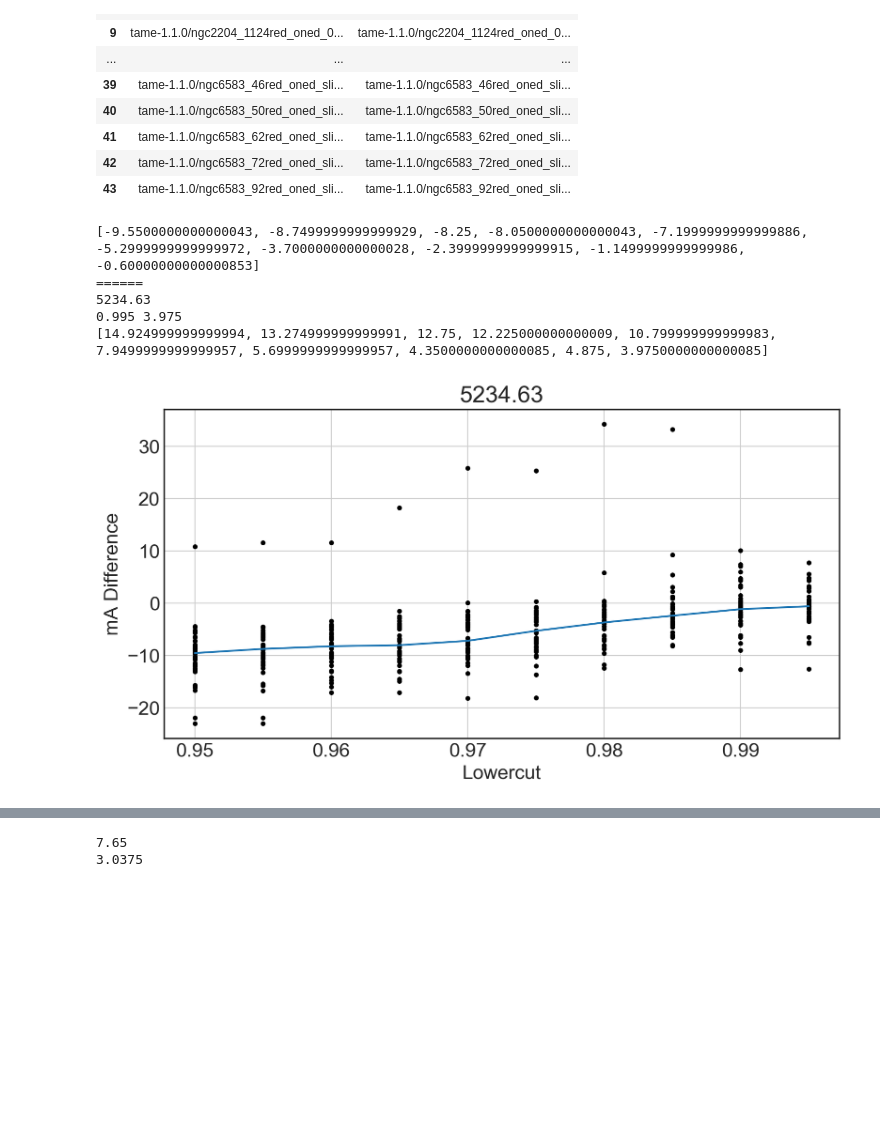
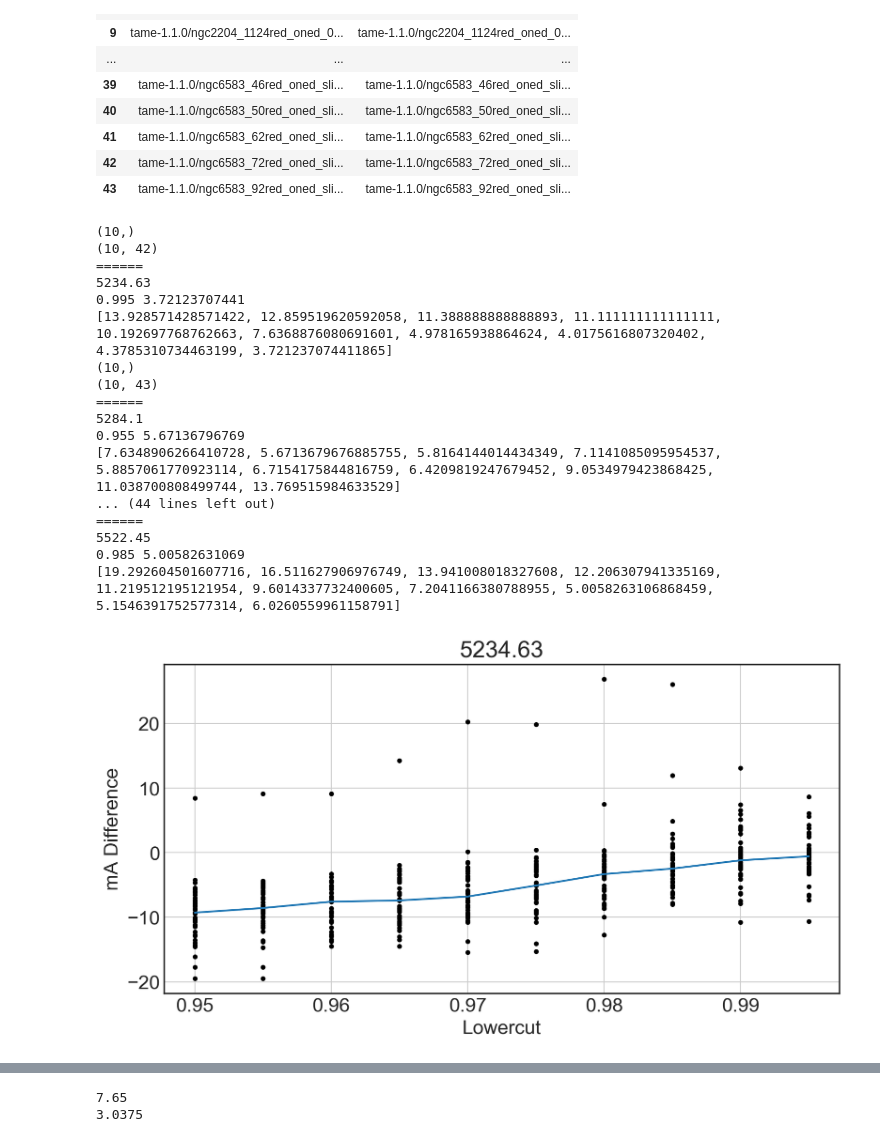
Before and after one commit to jkcarlberg/redgiant_planethosts, a Jupyter notebook: precise_lowcut.ipynb, the cells around one changed output, grey strips where cells are left out. Drawn from its saved outputs; the diff is of its cells as text; code cells hidden in the pictures; blank space fills up the shorter version.

```diff
--- a/precise_lowcut.ipynb
+++ b/precise_lowcut.ipynb
@@ -66,7 +66,7 @@ closest_dev = []
 closest_pdiffs = []
 
 line_dict = {}
-for line in line_list[0:1]:
+for line in line_list[0:10]:
     if plot:
         plt.figure(figsize=(10,5), dpi = 200)
         plt.grid()
@@ -95,7 +95,7 @@ for line in line_list[0:1]:
             ew_pdiff = ((np.array(ew_meas)-hand_dict[key])/hand_dict[key]) * 100
             ew_absdiff = np.array(ew_meas) - hand_dict[key]
             #plt.plot(lowercut,ew_pdiff,'.',color='k')
-            pdiff_all.append(ew_absdiff)
+            pdiff_all.append(ew_pdiff)
             hand_all.append(hand_dict[key])
 
 
@@ -103,43 +103,61 @@ for line in line_list[0:1]:
     #print(hand_all)
 
     #Sigma Clip
-    sigma = 5
+    sigma = 3
     pdiff_sclip = [np.ma.compressed(sigma_clip(np.array(pdiff_all[lowcuts.index(lc_val)]).astype(float),sigma=sigma))
                    for lc_val in lowcuts]
+    print(np.shape(pdiff_sclip))
+    print(np.shape(pdiff_all))
     #print(len(pdiff_all))
     if plot:
         for pdiff in np.array(pdiff_all).T:
             plt.plot(lowcuts,pdiff,'.',color='k')
+        #for pdiff in np.array(pdiff_sclip).T:
+        #plt.plot(lowcuts,pdiff,'.',color='k')
+
     avg_pdiffs = [np.median(pdiff_sclip[lowcuts.index(lc_val)]) for lc_val in lowcuts]
     std_pdiffs = [np.median(abs(pdiff_sclip[lowcuts.index(lc_val)])) * 1.5 for lc_val in lowcuts] # median of abs value of the diff
     #std_pdiffs = [iqr(pdiff_sclip[lowcuts.index(lc_val)]) for lc_val in lowcuts] # interquartile range
     #std_pdiffs = [np.std(pdiff_sclip[lowcuts.index(lc_val)]) for lc_val in lowcuts]  # standard deviation
+    #print(std_pdiffs)
 
     if plot:
         plt.plot(lowcuts, avg_pdiffs)
 
     best_lowcut = lowcuts[np.argmin(std_pdiffs)] #Best lowcut is solution with smallest spread (not solution that has the closest percent difference)
     #pdiff_offset = avg_pdiffs[np.argmin(std_pdiffs)] # The mean percent difference associated with the chosen lowcut value is the offset value
     pdiff_offset = avg_pdiffs
-    print(pdiff_offset)
+    #print(pdiff_offset)
     if plot:
         plt.title(line)
         plt.xlabel("Lowercut")
         plt.ylabel("mA Difference")
         print("======")
         print(line)
         print(best_lowcut, np.min(std_pdiffs))
         print(std_pdiffs)
         if np.min(std_pdiffs) > 10:
             print("WARNING: Large Standard Deviation, Bimodal?")
 
     line_dict[line] = (best_lowcut, np.min(std_pdiffs), pdiff_offset,np.mean(hand_all))
 if write_out:
     f_out.close()
 # %% [output]
-[-9.5500000000000043, -8.7499999999999929, -8.25, -8.0500000000000043, -7.1999999999999886, -5.2999999999999972, -3.7000000000000028, -2.3999999999999915, -1.1499999999999986, -0.60000000000000853]
+(10,)
+(10, 42)
 ======
 5234.63
-0.995 3.975
-[14.924999999999994, 13.274999999999991, 12.75, 12.225000000000009, 10.799999999999983, 7.9499999999999957, 5.6999999999999957, 4.3500000000000085, 4.875, 3.9750000000000085]
+0.995 3.72123707441
+[13.928571428571422, 12.859519620592058, 11.388888888888893, 11.111111111111111, 10.192697768762663, 7.6368876080691601, 4.978165938864624, 4.0175616807320402, 4.3785310734463199, 3.721237074411865]
+(10,)
+(10, 43)
+======
+5284.1
+0.955 5.67136796769
+[7.6348906266410728, 5.6713679676885755, 5.8164144014434349, 7.1141085095954537, 5.8857061770923114, 6.7154175844816759, 6.4209819247679452, 9.0534979423868425, 11.038700808499744, 13.769515984633529]
+... (44 lines left out)
+======
+5522.45
+0.985 5.00582631069
+[19.292604501607716, 16.511627906976749, 13.941008018327608, 12.206307941335169, 11.219512195121954, 9.6014337732400605, 7.2041166380788955, 5.0058263106868459, 5.1546391752577314, 6.0260559961158791]
-[figure, old version]
+[figure, new version]
```
Also changed, not shown: parts of 2 cells of this notebook, 1 other file.
